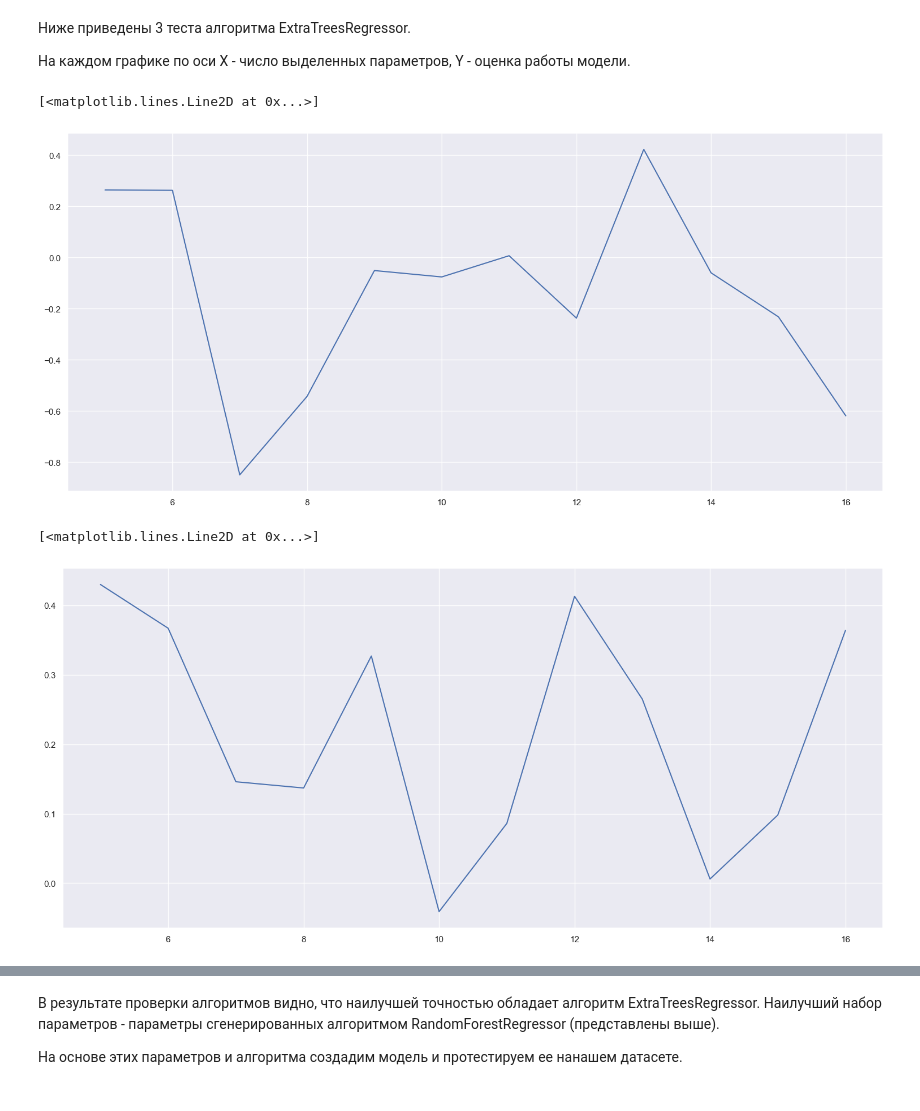
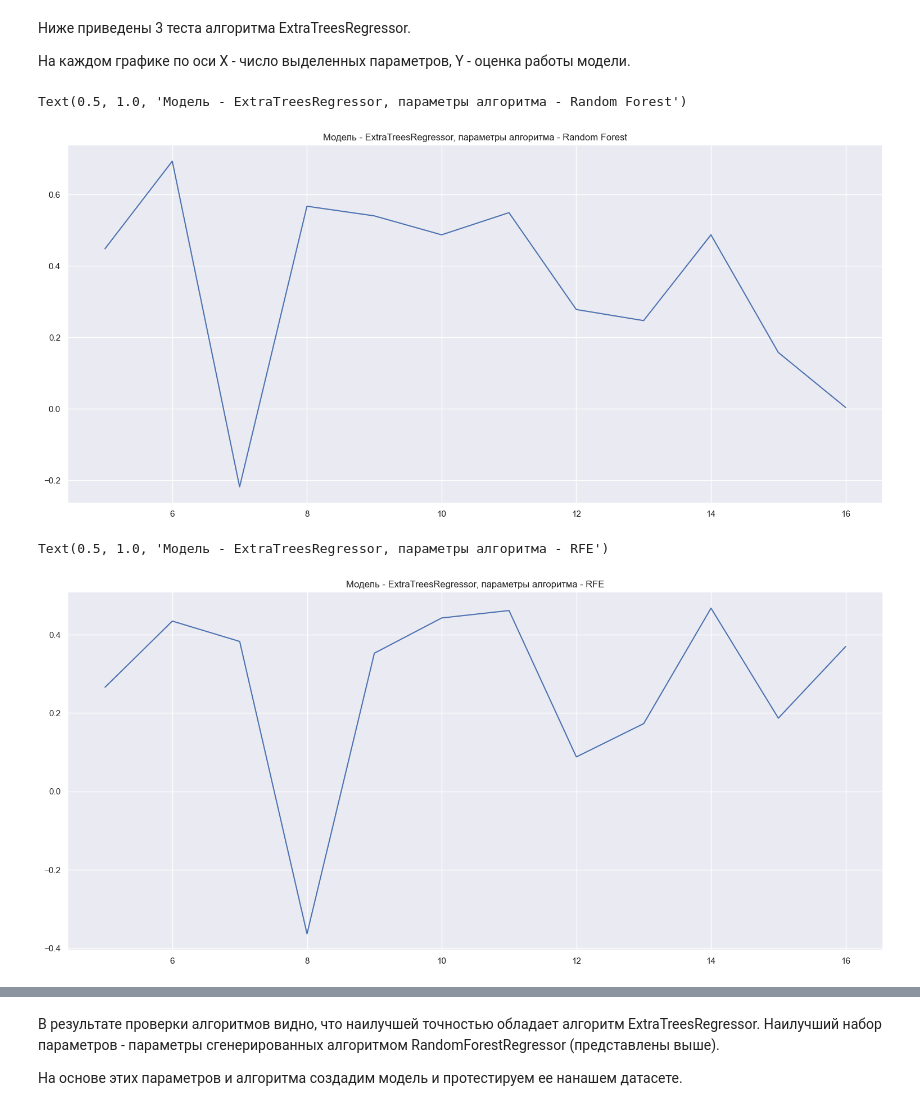
Before and after one commit to CepbluKot/ecology_ml, a Jupyter notebook: ecology_ml_w_data_filter.ipynb, the cells around one changed output, grey strips where cells are left out. Drawn from its saved outputs; the diff is of its cells as text; code cells hidden in the pictures.

```diff
--- a/ecology_ml_w_data_filter.ipynb
+++ b/ecology_ml_w_data_filter.ipynb
@@ -248,7 +259,14 @@ error_results = []
 num_of_selected_vals = []
 
 
+from sklearn.preprocessing import MinMaxScaler
+
+scaler = MinMaxScaler()
+
 for rfe_features in rfe_features_test:
+
+  X=df[rfe_features]
+  X = scaler.fit_transform(X)
 
   X_train, X_test, Y_train, Y_test  = train_test_split(X, Y, test_size = 0.20, shuffle = True)
 
@@ -262,4 +280,5 @@ for rfe_features in rfe_features_test:
 
 
 plt.plot(num_of_selected_vals, error_results, )
+plt.title('Модель - LinearRegression, параметры алгоритма - RFE')
 # %% [output]
@@ -277,7 +329,14 @@ error_results = []
 num_of_selected_vals = []
 
 
+from sklearn.preprocessing import MinMaxScaler
+
+scaler = MinMaxScaler()
+
 for random_forest_features in random_forest_features_test:
+
+  X=df[random_forest_features]
+  X = scaler.fit_transform(X)
 
   X_train, X_test, Y_train, Y_test  = train_test_split(X, Y, test_size = 0.20, shuffle = True)
 
@@ -291,4 +350,5 @@ for random_forest_features in random_forest_features_test:
 
 
 plt.plot(num_of_selected_vals, error_results, )
+plt.title('Модель - KNeighborsRegressor, параметры алгоритма - RandomForest')
 # %% [output]
@@ -306,7 +432,14 @@ error_results = []
 num_of_selected_vals = []
 
 
+from sklearn.preprocessing import MinMaxScaler
+
+scaler = MinMaxScaler()
+
 for random_forest_features in random_forest_features_test:
+
+  X=df[random_forest_features]
+  X = scaler.fit_transform(X)
 
   X_train, X_test, Y_train, Y_test  = train_test_split(X, Y, test_size = 0.20, shuffle = True)
 
@@ -320,4 +453,5 @@ for random_forest_features in random_forest_features_test:
 
 
 plt.plot(num_of_selected_vals, error_results, )
+plt.title('Модель - RandomForestRegressor, параметры алгоритма - Random Forest')
 # %% [output]
@@ -337,7 +504,15 @@ error_results = []
 num_of_selected_vals = []
 
 
+from sklearn.preprocessing import MinMaxScaler
+
+scaler = MinMaxScaler()
+
+
 for random_forest_features in random_forest_features_test:
+
+  X=df[random_forest_features]
+  X = scaler.fit_transform(X)
 
   X_train, X_test, Y_train, Y_test  = train_test_split(X, Y, test_size = 0.20, shuffle = True)
 
@@ -350,34 +525,43 @@ for random_forest_features in random_forest_features_test:
 
 
 plt.plot(num_of_selected_vals, error_results, )
+plt.title('Модель - ExtraTreesRegressor, параметры алгоритма - Random Forest')
 # %% [output]
-[<matplotlib.lines.Line2D at 0x...>]
+Text(0.5, 1.0, 'Модель - ExtraTreesRegressor, параметры алгоритма - Random Forest')
-[figure, old version]
+[figure, new version]
 # %%
 from sklearn.ensemble import ExtraTreesRegressor
 
 
 error_results = []
 num_of_selected_vals = []
 
 
-for random_forest_features in rfe_features_test:
+from sklearn.preprocessing import MinMaxScaler
+
+scaler = MinMaxScaler()
+
+for rfe_features in rfe_features_test:
+
+  X=df[rfe_features]
+  X = scaler.fit_transform(X)
 
   X_train, X_test, Y_train, Y_test  = train_test_split(X, Y, test_size = 0.20, shuffle = True)
 
   ETR = ExtraTreesRegressor()
   ETR.fit(X_train, Y_train)				#Обучаем модель
   Y_ETR = ETR.predict(X_test)				#Предсказываем значения для выборки
 
 
   error_results.append(round (r2_score(Y_test, Y_ETR),3))
-  num_of_selected_vals.append(len(random_forest_features))
+  num_of_selected_vals.append(len(rfe_features))
 
 
 plt.plot(num_of_selected_vals, error_results, )
+plt.title('Модель - ExtraTreesRegressor, параметры алгоритма - RFE')
 # %% [output]
-[<matplotlib.lines.Line2D at 0x...>]
+Text(0.5, 1.0, 'Модель - ExtraTreesRegressor, параметры алгоритма - RFE')
-[figure, old version]
+[figure, new version]
 # %%
 from sklearn.ensemble import ExtraTreesRegressor
 
```
Also changed, not shown: parts of 19 cells of this notebook.
